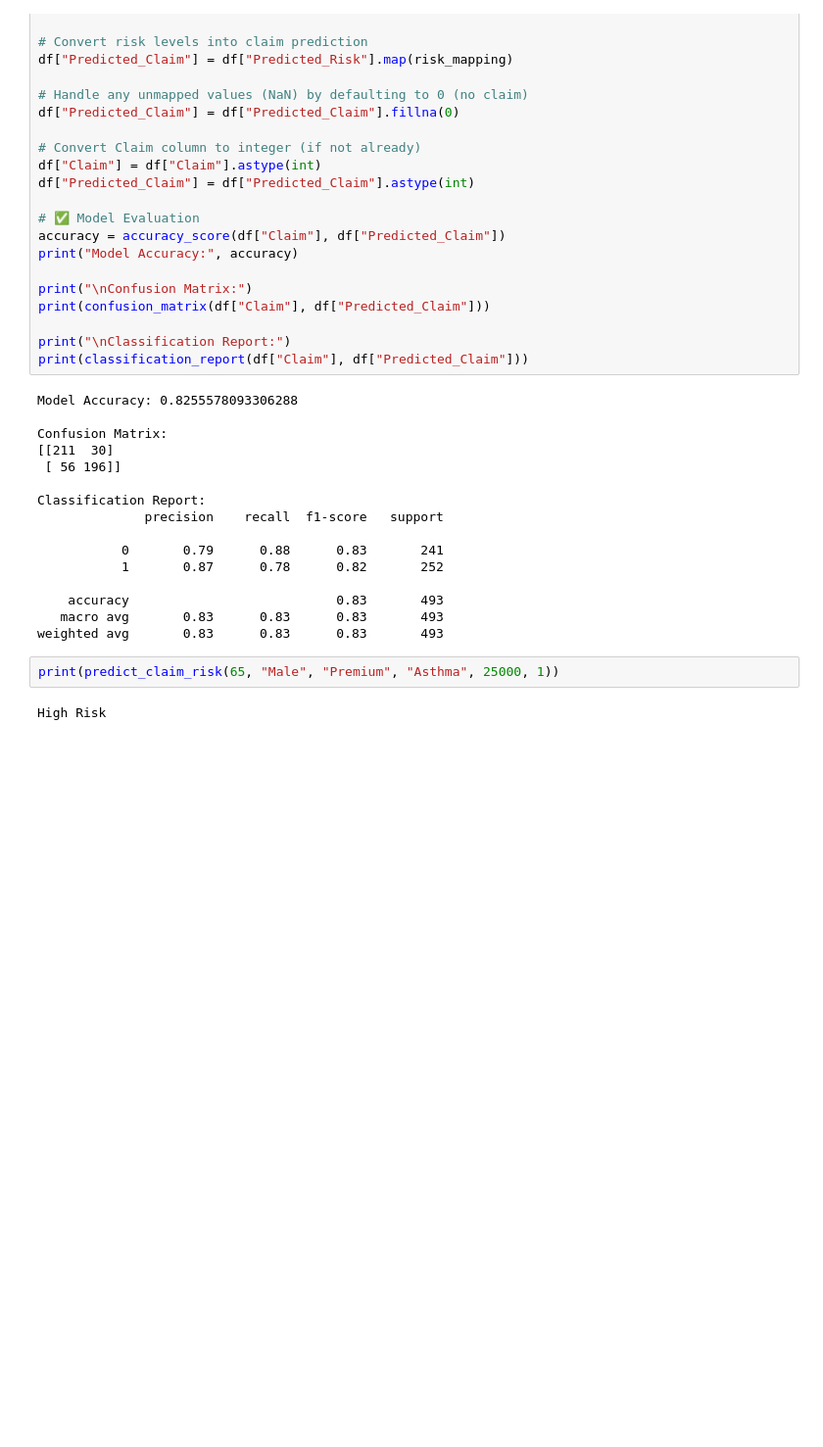
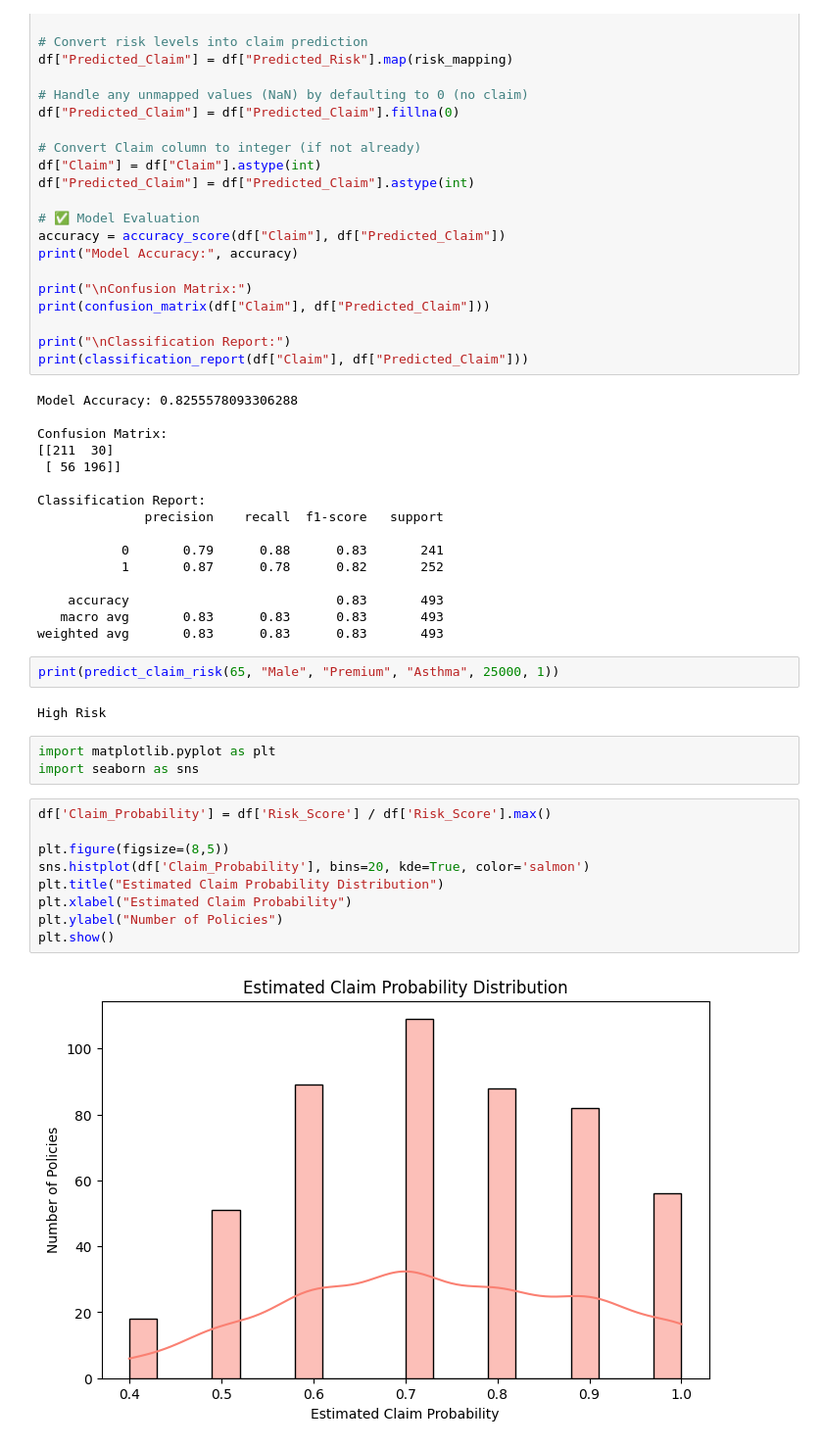
Before and after one commit to MadhuRuhdaM/insurance_python, a Jupyter notebook: prediction.ipynb, the cells around one changed output. Shown at 98% size. Drawn from its saved outputs; the diff is of its cells as text; blank space fills up the shorter version.

Commit message:
graph added

```diff
--- a/prediction.ipynb
+++ b/prediction.ipynb
@@ -280,3 +280,17 @@ weighted avg       0.83      0.83      0.83       493
 print(predict_claim_risk(65, "Male", "Premium", "Asthma", 25000, 1))
 # %% [output]
 High Risk
+# %%
+import matplotlib.pyplot as plt
+import seaborn as sns
+# %%
+df['Claim_Probability'] = df['Risk_Score'] / df['Risk_Score'].max()
+
+plt.figure(figsize=(8,5))
+sns.histplot(df['Claim_Probability'], bins=20, kde=True, color='salmon')
+plt.title("Estimated Claim Probability Distribution")
+plt.xlabel("Estimated Claim Probability")
+plt.ylabel("Number of Policies")
+plt.show()
+# %% [output]
+[figure, added]
```
Also changed, not shown: parts of 1 cell of this notebook.
